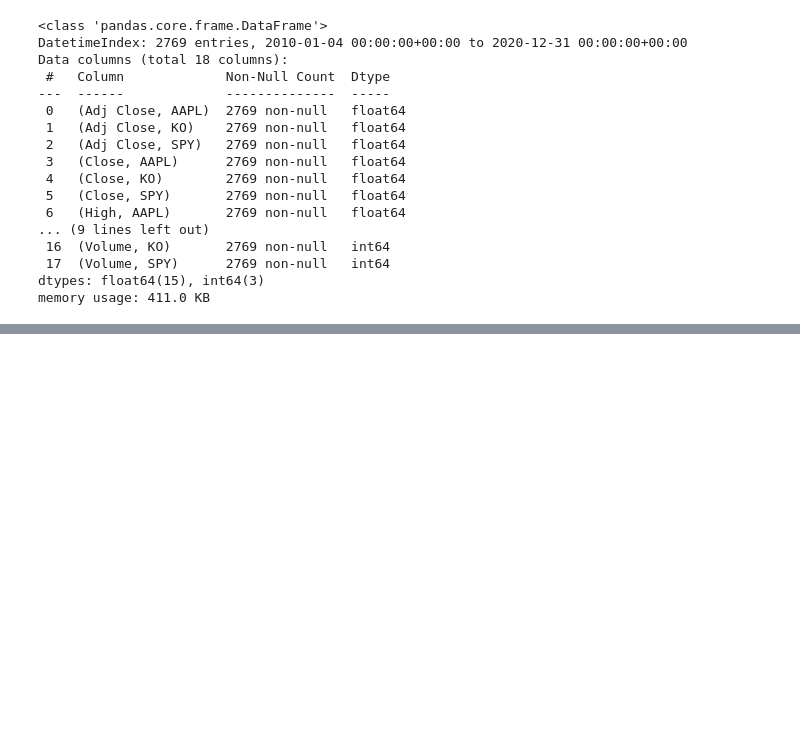
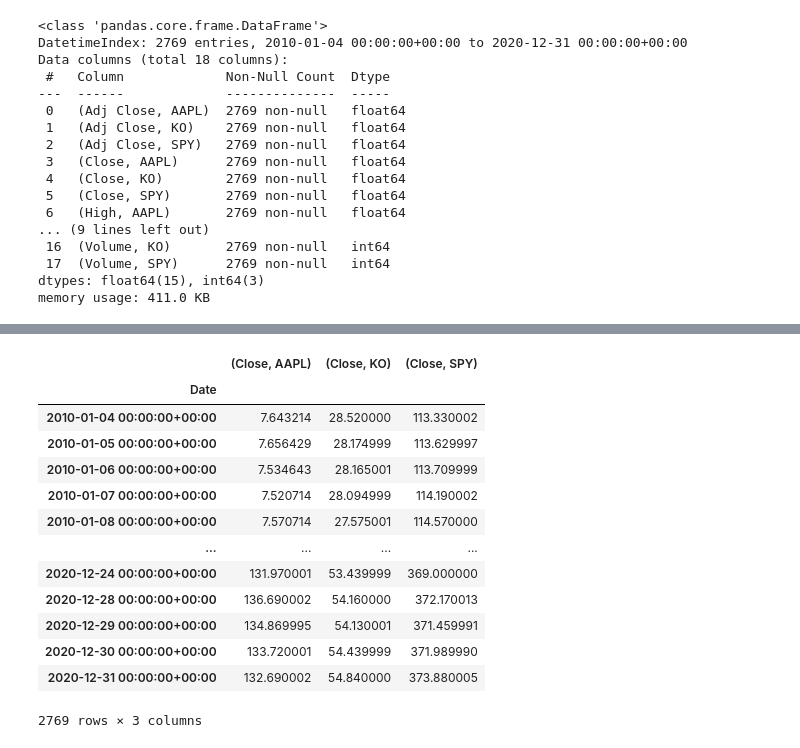
Before and after one commit to Nhlamul096/Algorithmic-Trading, a Jupyter notebook: Algo.ipynb, the cells around one changed output, grey strips where cells are left out. Drawn from its saved outputs; the diff is of its cells as text; code cells hidden in the pictures; blank space fills up the shorter version.

```diff
--- a/Algo.ipynb
+++ b/Algo.ipynb
@@ -105,0 +111,17 @@ Index([('Adj Close', 'AAPL'),   ('Adj Close', 'KO'),  ('Adj Close', 'SPY'),
+# %%
+close
+# %% [output]
+|  | (Close, AAPL) | (Close, KO) | (Close, SPY) |
+| Date |  |  |  |
+| 2010-01-04 00:00:00+00:00 | 7.643214 | 28.520000 | 113.330002 |
+| 2010-01-05 00:00:00+00:00 | 7.656429 | 28.174999 | 113.629997 |
+| 2010-01-06 00:00:00+00:00 | 7.534643 | 28.165001 | 113.709999 |
+| 2010-01-07 00:00:00+00:00 | 7.520714 | 28.094999 | 114.190002 |
+| 2010-01-08 00:00:00+00:00 | 7.570714 | 27.575001 | 114.570000 |
+| ... | ... | ... | ... |
+| 2020-12-24 00:00:00+00:00 | 131.970001 | 53.439999 | 369.000000 |
+| 2020-12-28 00:00:00+00:00 | 136.690002 | 54.160000 | 372.170013 |
+| 2020-12-29 00:00:00+00:00 | 134.869995 | 54.130001 | 371.459991 |
+| 2020-12-30 00:00:00+00:00 | 133.720001 | 54.439999 | 371.989990 |
+| 2020-12-31 00:00:00+00:00 | 132.690002 | 54.840000 | 373.880005 |
+2769 rows × 3 columns
```
Also changed, not shown: parts of 6 cells of this notebook.
